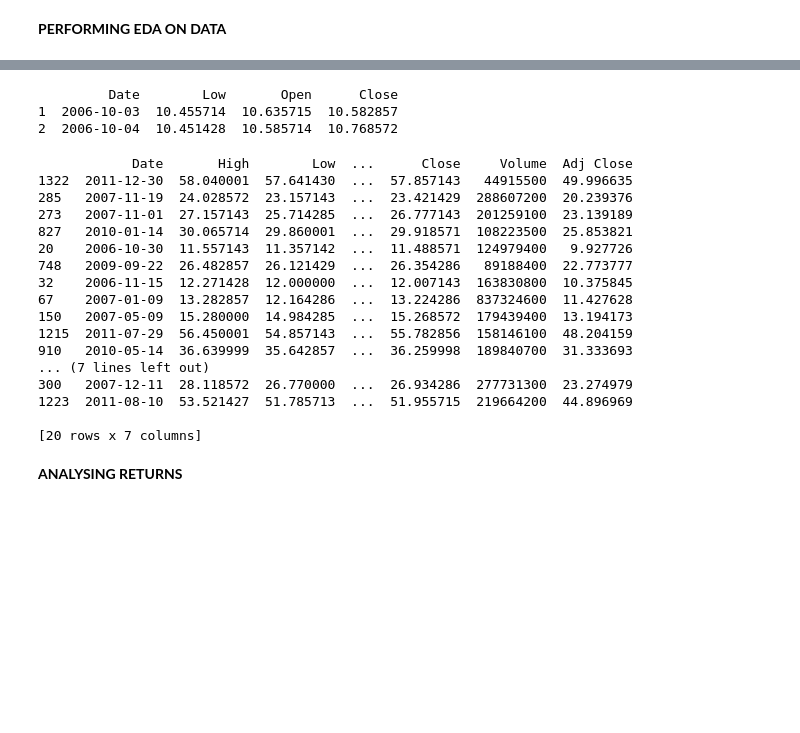
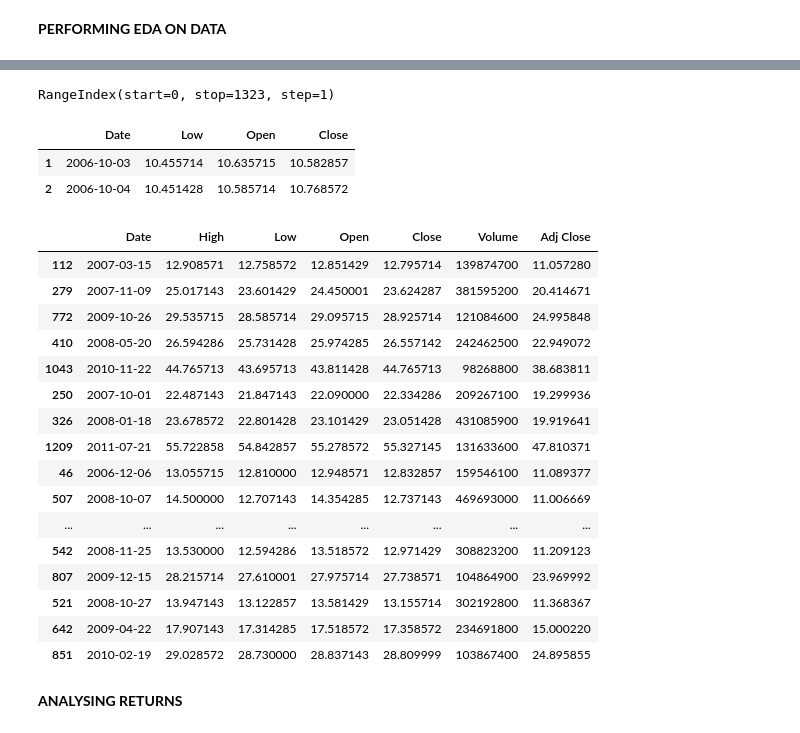
Before and after one commit to DataCrusade1999/Quantitative-Analytics, a Jupyter notebook: Quantitative_Analytics.ipynb, the cells around one changed output, grey strips where cells are left out. Drawn from its saved outputs; the diff is of its cells as text; code cells hidden in the pictures; blank space fills up the shorter version.

```diff
--- a/Quantitative_Analytics.ipynb
+++ b/Quantitative_Analytics.ipynb
@@ -100,29 +91,33 @@ RangeIndex(start=0, stop=1323, step=1)
+# %%
+aapl.index
+# %% [output]
+RangeIndex(start=0, stop=1323, step=1)
 # %%
-print(aapl.iloc[[1,2], [0,2,3,4]])
+aapl.iloc[[1,2], [0,2,3,4]]
 # %% [output]
-         Date        Low       Open      Close
-1  2006-10-03  10.455714  10.635715  10.582857
-2  2006-10-04  10.451428  10.585714  10.768572
+|  | Date | Low | Open | Close |
+| 1 | 2006-10-03 | 10.455714 | 10.635715 | 10.582857 |
+| 2 | 2006-10-04 | 10.451428 | 10.585714 | 10.768572 |
 # %%
-print(aapl.sample(20))
+aapl.sample(20)
 # %% [output]
-            Date       High        Low  ...      Close     Volume  Adj Close
-1322  2011-12-30  58.040001  57.641430  ...  57.857143   44915500  49.996635
-285   2007-11-19  24.028572  23.157143  ...  23.421429  288607200  20.239376
-273   2007-11-01  27.157143  25.714285  ...  26.777143  201259100  23.139189
-827   2010-01-14  30.065714  29.860001  ...  29.918571  108223500  25.853821
-20    2006-10-30  11.557143  11.357142  ...  11.488571  124979400   9.927726
-748   2009-09-22  26.482857  26.121429  ...  26.354286   89188400  22.773777
-32    2006-11-15  12.271428  12.000000  ...  12.007143  163830800  10.375845
-67    2007-01-09  13.282857  12.164286  ...  13.224286  837324600  11.427628
-150   2007-05-09  15.280000  14.984285  ...  15.268572  179439400  13.194173
-1215  2011-07-29  56.450001  54.857143  ...  55.782856  158146100  48.204159
-910   2010-05-14  36.639999  35.642857  ...  36.259998  189840700  31.333693
-... (7 lines left out)
-300   2007-12-11  28.118572  26.770000  ...  26.934286  277731300  23.274979
-1223  2011-08-10  53.521427  51.785713  ...  51.955715  219664200  44.896969
-
-[20 rows x 7 columns]
+|  | Date | High | Low | Open | Close | Volume | Adj Close |
+| 112 | 2007-03-15 | 12.908571 | 12.758572 | 12.851429 | 12.795714 | 139874700 | 11.057280 |
+| 279 | 2007-11-09 | 25.017143 | 23.601429 | 24.450001 | 23.624287 | 381595200 | 20.414671 |
+| 772 | 2009-10-26 | 29.535715 | 28.585714 | 29.095715 | 28.925714 | 121084600 | 24.995848 |
+| 410 | 2008-05-20 | 26.594286 | 25.731428 | 25.974285 | 26.557142 | 242462500 | 22.949072 |
+| 1043 | 2010-11-22 | 44.765713 | 43.695713 | 43.811428 | 44.765713 | 98268800 | 38.683811 |
+| 250 | 2007-10-01 | 22.487143 | 21.847143 | 22.090000 | 22.334286 | 209267100 | 19.299936 |
+| 326 | 2008-01-18 | 23.678572 | 22.801428 | 23.101429 | 23.051428 | 431085900 | 19.919641 |
+| 1209 | 2011-07-21 | 55.722858 | 54.842857 | 55.278572 | 55.327145 | 131633600 | 47.810371 |
+| 46 | 2006-12-06 | 13.055715 | 12.810000 | 12.948571 | 12.832857 | 159546100 | 11.089377 |
+| 507 | 2008-10-07 | 14.500000 | 12.707143 | 14.354285 | 12.737143 | 469693000 | 11.006669 |
+| ... | ... | ... | ... | ... | ... | ... | ... |
+| 542 | 2008-11-25 | 13.530000 | 12.594286 | 13.518572 | 12.971429 | 308823200 | 11.209123 |
+| 807 | 2009-12-15 | 28.215714 | 27.610001 | 27.975714 | 27.738571 | 104864900 | 23.969992 |
+| 521 | 2008-10-27 | 13.947143 | 13.122857 | 13.581429 | 13.155714 | 302192800 | 11.368367 |
+| 642 | 2009-04-22 | 17.907143 | 17.314285 | 17.518572 | 17.358572 | 234691800 | 15.000220 |
+| 851 | 2010-02-19 | 29.028572 | 28.730000 | 28.837143 | 28.809999 | 103867400 | 24.895855 |
 # %% [markdown]
 **ANALYSING RETURNS**
 # %%
```
Also changed, not shown: parts of 22 cells of this notebook.
